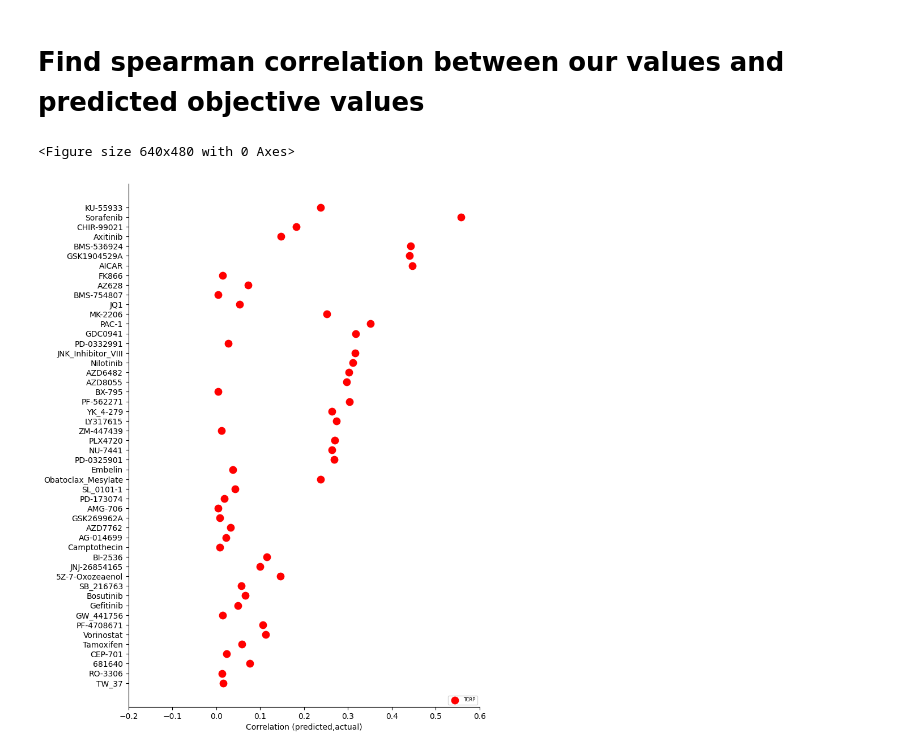
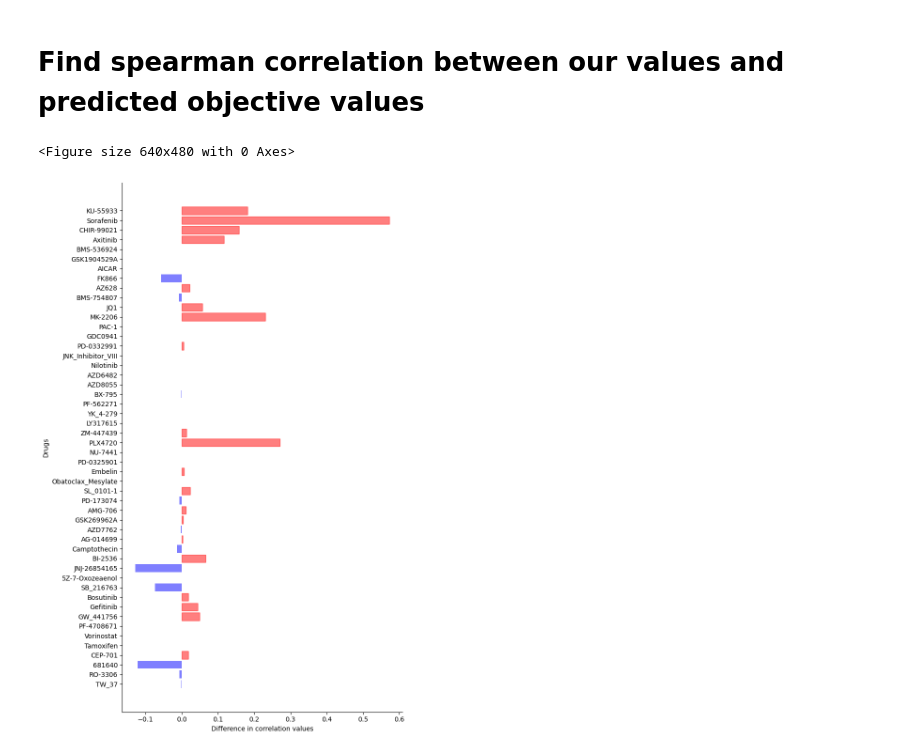
Before and after one commit to bhklab/TCRP_Reusability_Report, a Jupyter notebook: code/tcrp_model/model_comparisons/1-gather-baselines-and-fewshot.ipynb, the cells around one changed output. Saved outputs shown, nothing was run; the diff lists cells and outputs as text; code cells hidden in the pictures.

```diff
--- a/code/tcrp_model/model_comparisons/1-gather-baselines-and-fewshot.ipynb
+++ b/code/tcrp_model/model_comparisons/1-gather-baselines-and-fewshot.ipynb
@@ -291,4 +295,6 @@ for i in drugs:
 # %%
 diff_list = []
 for i,j in zip(ground_truth,mean_list):
-    diff_list.append(abs(i-j))
+    diff_list.append((i-j))
+# %%
+index = drugs
@@ -295,21 +304,30 @@ for i,j in zip(ground_truth,mean_list):
+# %%
+positive_indicies = [i for i in range(0,len(diff_list)) if diff_list[i] > 0]
+# %%
+unmapped_drugs = [i for i in range(0,len(index)) if index[i] not in tcrp_results["Drug"].tolist()]
 # %%
+%matplotlib inline
+#fig, axes = plt.subplots(figsize=(16,5), facecolor=facecolor, ncols=2,sharey=True)
+#fig.tight_layout()
 fig = plt.figure()
 
-
 fig, ax = plt.subplots()
-
 ax.spines['right'].set_visible(False)
 ax.spines['top'].set_visible(False)
 fig.set_size_inches(8,12)
-
-TCRP = plt.scatter(diff_list,drugs,color="red",s=80)
-TCRP.set_label("TCRP")
-plt.xlabel("Correlation (predicted,actual)")
-plt.xlim(-0.2,0.6)
-#plt.xticks([-0.5,-0.3,-0.1,0.1,0.3,0.5,0.7])
-#plt.tight_layout()
-plt.legend(loc='lower right',prop={'size': 6})
-plt.savefig("/results/difference_dotplot.png")
+barlist = plt.barh(index, diff_list, align='center', color='blue', zorder=10, alpha=0.5)
+for j in positive_indicies:
+    barlist[int(j)].set_color('r')
+for j in unmapped_drugs:
+    barlist[int(j)].set_color('w')
+#plt.title("Difference between published objective value and reproduced objective value")
+plt.xlabel("Difference in correlation values")
+plt.ylabel("Drugs")
+#plt.set_title(title0, fontsize=18, pad=15, color=color_red, **hfont)
+#plt.barh(index, diff_list, align='center', color=color_blue, zorder=10)
+#plt.set_title(title1, fontsize=18, pad=15, color=color_blue, **hfont)
+plt.tight_layout()
+plt.savefig("/results/difference_barplot.png")
 # %% [output]
 <Figure size 640x480 with 0 Axes>
-[figure, old version]
+[figure, new version]
```
Also changed, not shown: parts of 4 cells of this notebook, 1 other file.
